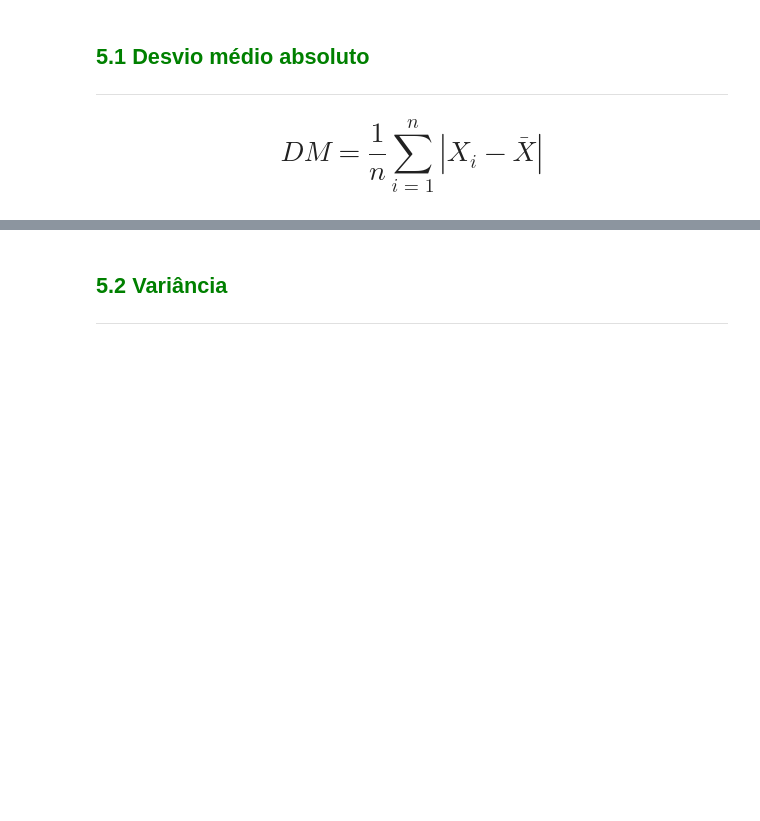
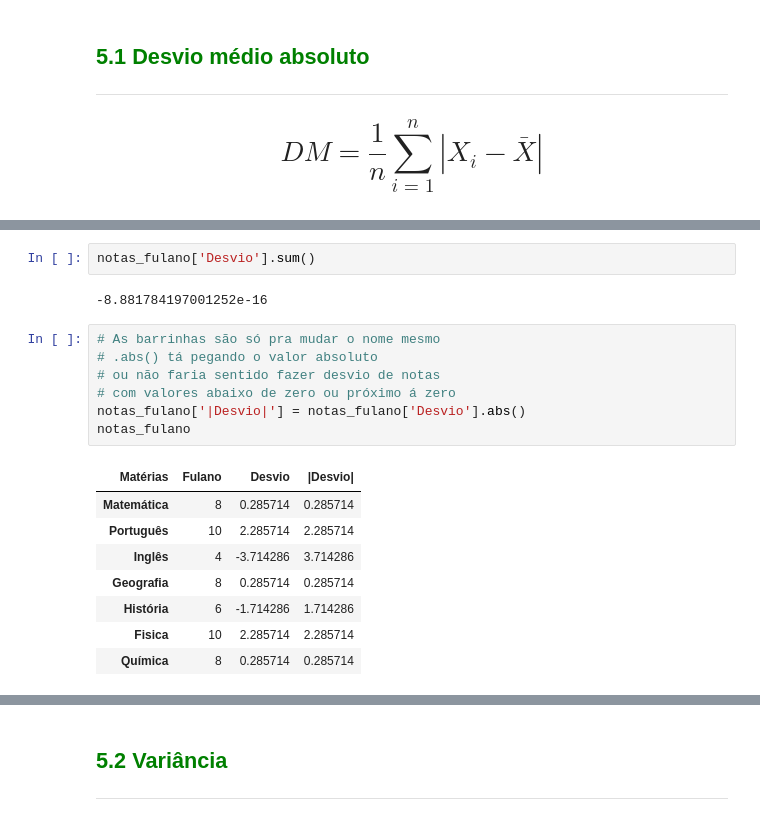
Before and after one commit to MatrixDwarf/notebooklabs, a Jupyter notebook: Curso_de_Estatística_Parte_1.ipynb, the cells around one changed output, grey strips where cells are left out. Drawn from its saved outputs; the diff is of its cells as text; blank space fills up the shorter version.

```diff
--- a/Curso_de_Estatística_Parte_1.ipynb
+++ b/Curso_de_Estatística_Parte_1.ipynb
@@ -1091,0 +1149,20 @@ Embora as medidas de posição forneçam uma sumarização bastante importante d
+# %%
+notas_fulano['Desvio'].sum()
+# %% [output]
+-8.881784197001252e-16
+# %%
+# As barrinhas são só pra mudar o nome mesmo
+# .abs() tá pegando o valor absoluto
+# ou não faria sentido fazer desvio de notas
+# com valores abaixo de zero ou próximo á zero
+notas_fulano['|Desvio|'] = notas_fulano['Desvio'].abs()
+notas_fulano
+# %% [output]
+| Matérias | Fulano | Desvio | |Desvio| |
+| Matemática | 8 | 0.285714 | 0.285714 |
+| Português | 10 | 2.285714 | 2.285714 |
+| Inglês | 4 | -3.714286 | 3.714286 |
+| Geografia | 8 | 0.285714 | 0.285714 |
+| História | 6 | -1.714286 | 1.714286 |
+| Fisica | 10 | 2.285714 | 2.285714 |
+| Química | 8 | 0.285714 | 0.285714 |
```
Also changed, not shown: parts of 18 cells of this notebook.
